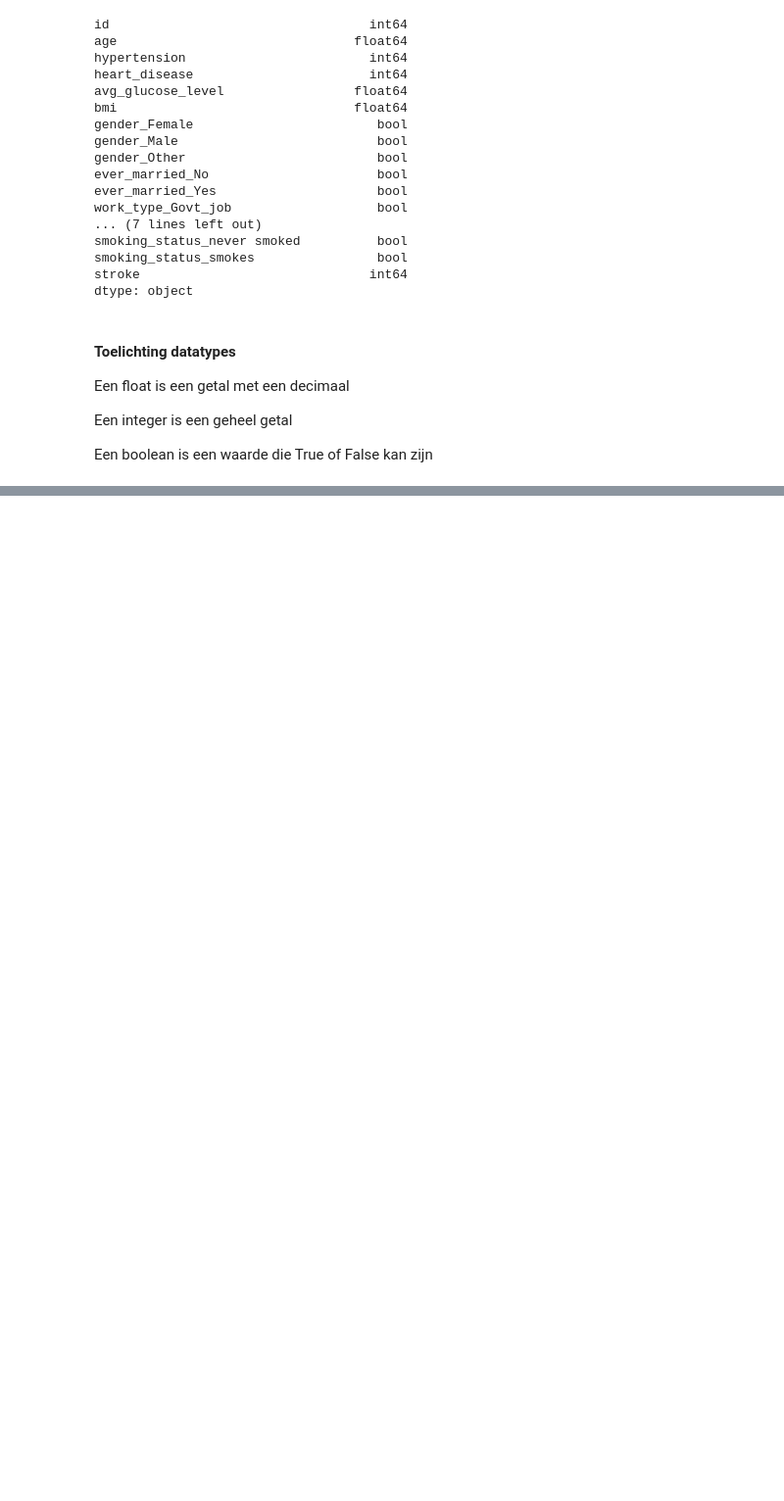
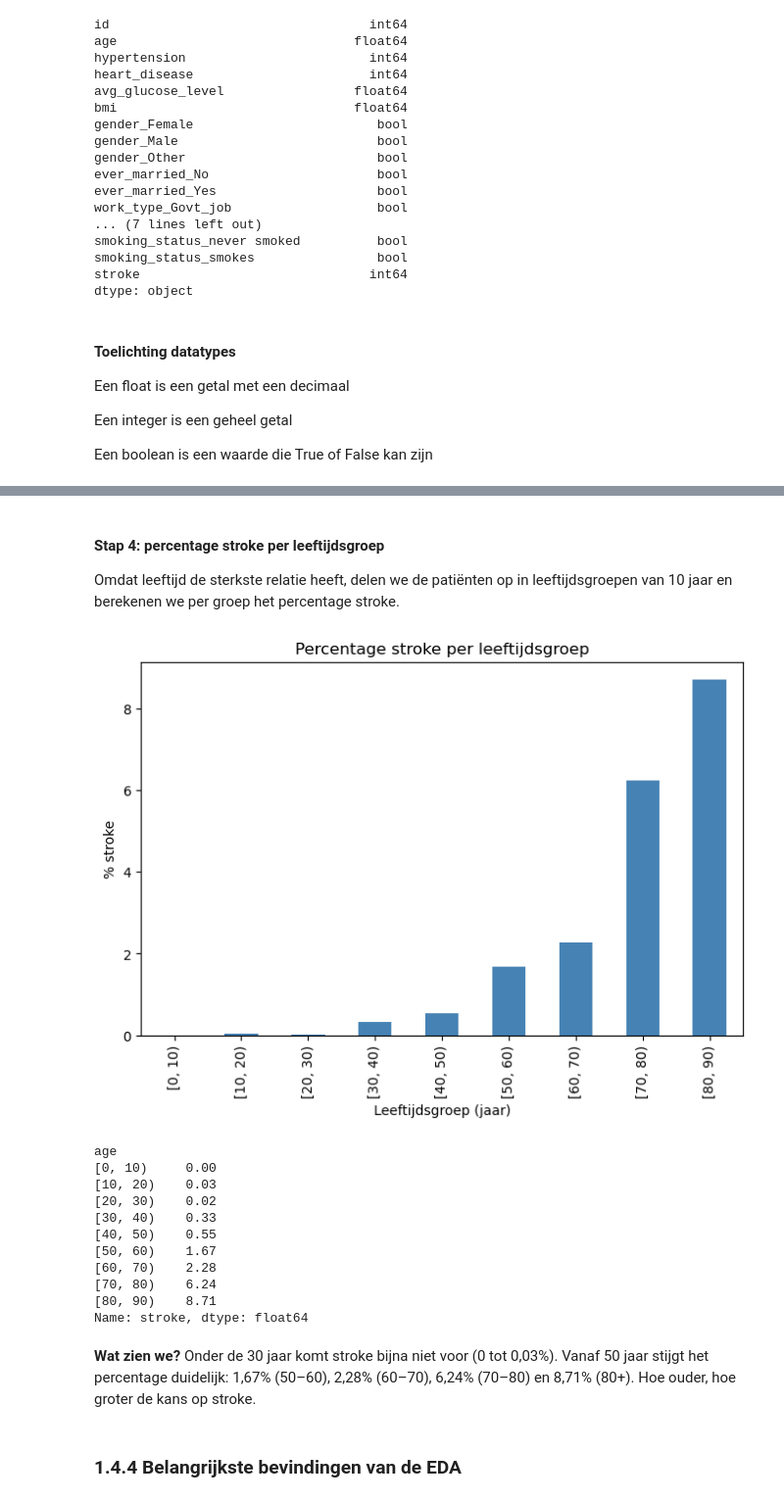
Before and after one commit to AlishaSR2k5/Machine-Learning-Portfolio-1, a Jupyter notebook: portfolio_opdracht_stroke.ipynb, the cells around one changed output, grey strips where cells are left out. Shown at 98% size. Drawn from its saved outputs; the diff is of its cells as text; code cells hidden in the pictures; blank space fills up the shorter version.

```diff
--- a/portfolio_opdracht_stroke.ipynb
+++ b/portfolio_opdracht_stroke.ipynb
@@ -139,0 +247,37 @@ df.describe()
+# %% [markdown]
+#### Stap 4: percentage stroke per leeftijdsgroep
+
+Omdat leeftijd de sterkste relatie heeft, delen we de patiënten op in leeftijdsgroepen van 10 jaar en berekenen we per groep het percentage stroke.
+# %%
+# leeftijd opdelen in groepen van 10 jaar: [0, 10), [10, 20), ...
+leeftijdsgroep = pd.cut(df["age"], bins=range(0, 100, 10), right=False)
+
+# percentage stroke per leeftijdsgroep
+per_groep = df.groupby(leeftijdsgroep, observed=True)["stroke"]
+stroke_per_leeftijd = per_groep.mean() * 100
+
+# staafgrafiek
+stroke_per_leeftijd.plot(kind="bar", figsize=(8, 5), color="steelblue")
+plt.title("Percentage stroke per leeftijdsgroep")
+plt.xlabel("Leeftijdsgroep (jaar)")
+plt.ylabel("% stroke")
+plt.show()
+
+stroke_per_leeftijd.round(2)
+# %% [output]
+[figure, added]
+age
+[0, 10)     0.00
+[10, 20)    0.03
+[20, 30)    0.02
+[30, 40)    0.33
+[40, 50)    0.55
+[50, 60)    1.67
+[60, 70)    2.28
+[70, 80)    6.24
+[80, 90)    8.71
+Name: stroke, dtype: float64
+# %% [markdown]
+**Wat zien we?** Onder de 30 jaar komt stroke bijna niet voor (0 tot 0,03%). Vanaf 50 jaar stijgt het percentage duidelijk: 1,67% (50–60), 2,28% (60–70), 6,24% (70–80) en 8,71% (80+). Hoe ouder, hoe groter de kans op stroke.
+# %% [markdown]
+### 1.4.4 Belangrijkste bevindingen van de EDA
```
Also changed, not shown: parts of 11 cells of this notebook.
